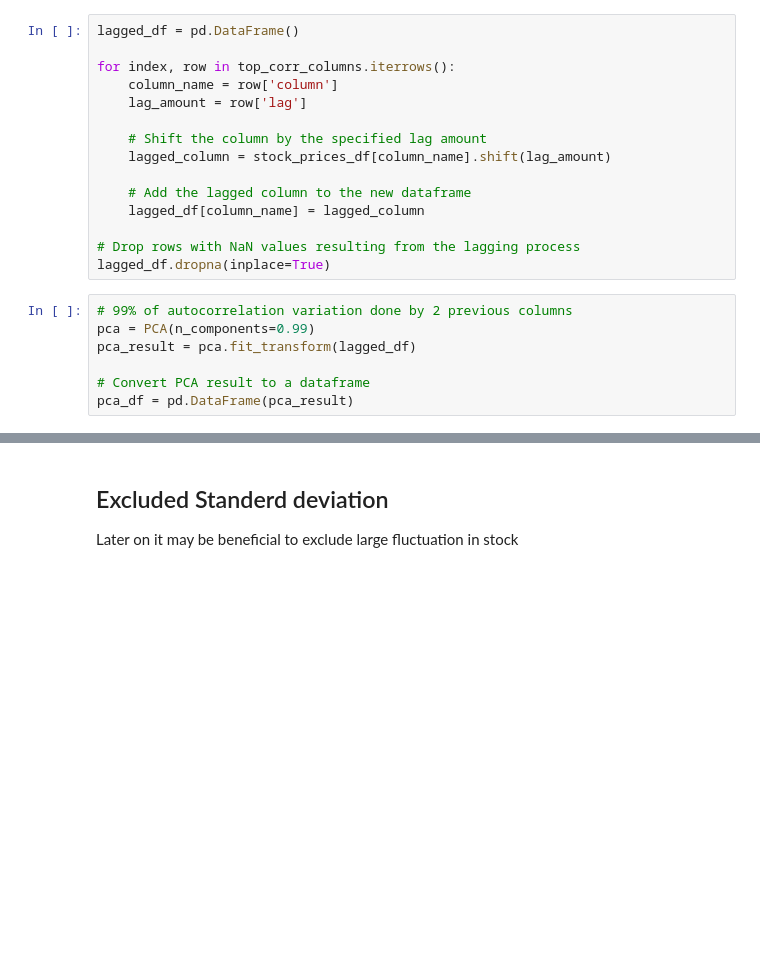
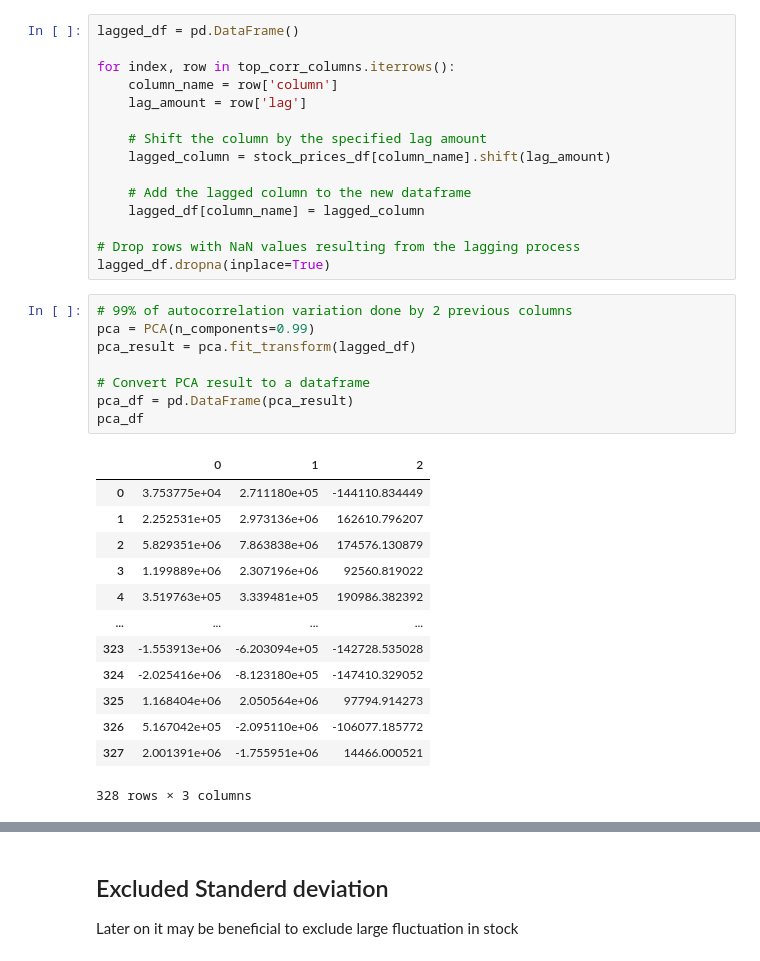
Before and after one commit to Benedictgr97/stock_prediction_v2, a Jupyter notebook: price_predictor.ipynb, the cells around one changed output, grey strips where cells are left out. Saved outputs shown, nothing was run; the diff lists cells and outputs as text; blank space fills up the shorter version.

```diff
--- a/price_predictor.ipynb
+++ b/price_predictor.ipynb
@@ -210,7 +225,22 @@ lagged_df.dropna(inplace=True)
 # %%
 # 99% of autocorrelation variation done by 2 previous columns
 pca = PCA(n_components=0.99)
 pca_result = pca.fit_transform(lagged_df)
 
 # Convert PCA result to a dataframe
 pca_df = pd.DataFrame(pca_result)
+pca_df
+# %% [output]
+|  | 0 | 1 | 2 |
+| 0 | 3.753775e+04 | 2.711180e+05 | -144110.834449 |
+| 1 | 2.252531e+05 | 2.973136e+06 | 162610.796207 |
+| 2 | 5.829351e+06 | 7.863838e+06 | 174576.130879 |
+| 3 | 1.199889e+06 | 2.307196e+06 | 92560.819022 |
+| 4 | 3.519763e+05 | 3.339481e+05 | 190986.382392 |
+| ... | ... | ... | ... |
+| 323 | -1.553913e+06 | -6.203094e+05 | -142728.535028 |
+| 324 | -2.025416e+06 | -8.123180e+05 | -147410.329052 |
+| 325 | 1.168404e+06 | 2.050564e+06 | 97794.914273 |
+| 326 | 5.167042e+05 | -2.095110e+06 | -106077.185772 |
+| 327 | 2.001391e+06 | -1.755951e+06 | 14466.000521 |
+328 rows × 3 columns
```
Also changed, not shown: parts of 31 cells of this notebook.
